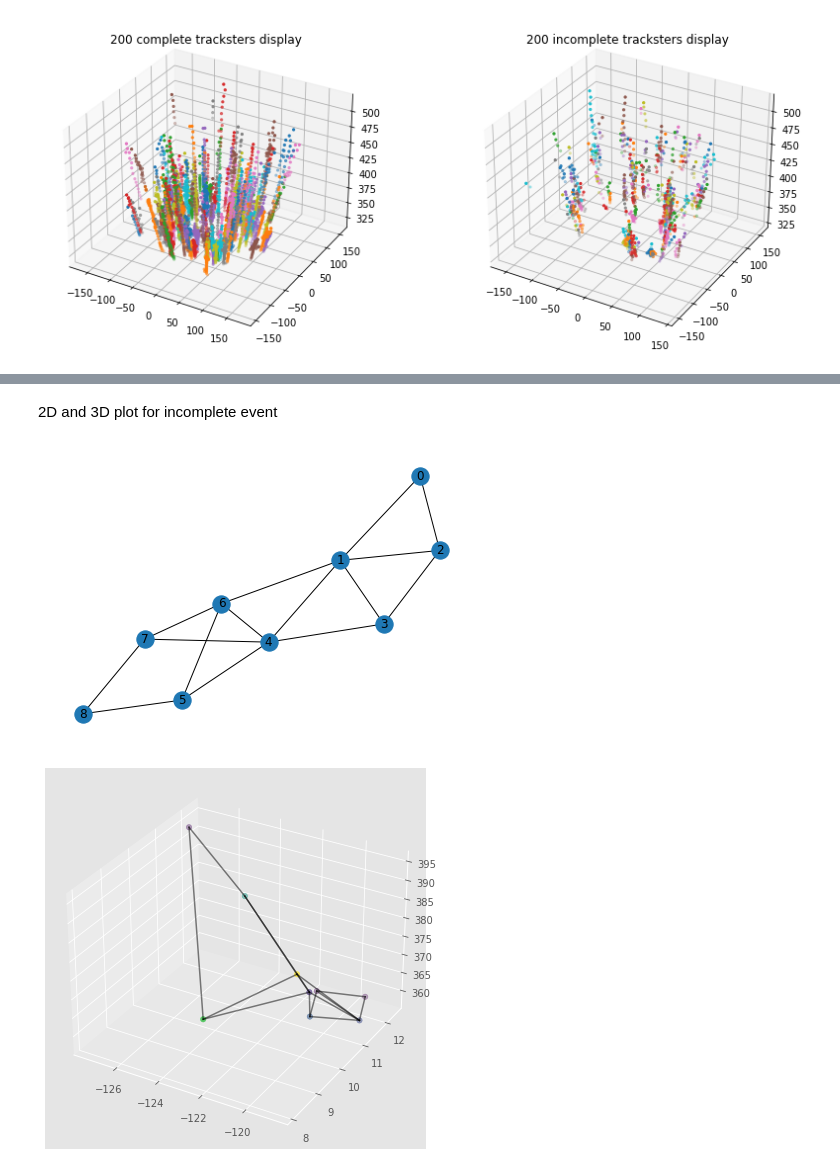
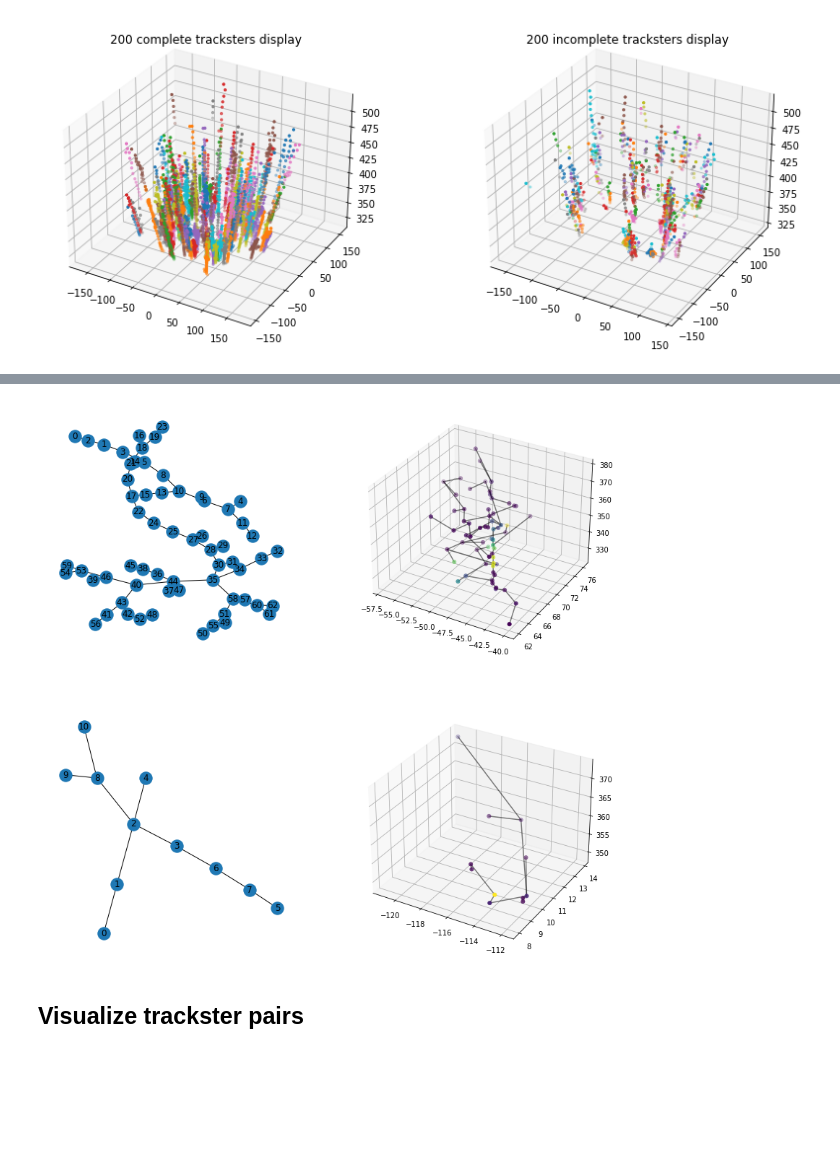
Before and after one commit to edcuba/TICLHack22_PatternReco, a Jupyter notebook: 1_build_graph.ipynb, the cells around one changed output, grey strips where cells are left out. Saved outputs shown, nothing was run; the diff lists cells and outputs as text; code cells hidden in the pictures; blank space fills up the shorter version.

Commit message:
Visualize smoothing dataset

```diff
--- a/1_build_graph.ipynb
+++ b/1_build_graph.ipynb
@@ -74,0 +23,8 @@ from itertools import islice
+# %%
+tracksters = uproot.open({file_name: 'tracksters'})
+
+vx = tracksters['vertices_x'].array()
+vy = tracksters['vertices_y'].array()
+vz = tracksters['vertices_z'].array()
+energy = tracksters['vertices_energy'].array()
+tl = tracksters['trackster_label'].array()
@@ -98 +68,4 @@ for x, y, z, l in zip(vx, vy, vz, tl):
+# %%
+# get first 1000 graphs
+samples = list(islice(load_tree(tracksters, N=1), 1000))
 # %% [markdown]
@@ -116,10 +73,20 @@ network_plot_3D(G, energy[tid])
-# %% [markdown]
-2D and 3D plot for incomplete event
-# %%
-tid = incomplete_idx[5]
-G = create_graph(vx[tid], vy[tid], vz[tid], energy[tid], N=2)
-nx.draw(G, with_labels=True)
-network_plot_3D(G, energy[tid])
-# %% [output]
-[figure, removed]
-[figure, removed]
+# %%
+G, label, te = samples[complete_idx[0]]
+
+fig = plt.figure(figsize=(14, 14))
+ax1 = fig.add_subplot(221)
+ax2 = fig.add_subplot(222, projection='3d')
+
+nx.draw(G, with_labels=True, ax=ax1)
+plot_graph_3D(G, te, ax=ax2)
+
+iG, ilabel, ite = samples[incomplete_idx[6]]
+ax3 = fig.add_subplot(223)
+ax4 = fig.add_subplot(224, projection='3d')
+
+nx.draw(iG, with_labels=True, ax=ax3)
+plot_graph_3D(iG, ite, ax=ax4)
+# %% [output]
+[figure, added]
+# %% [markdown]
+## Visualize trackster pairs
```
Also changed, not shown: parts of 19 cells of this notebook, 4 other files.
